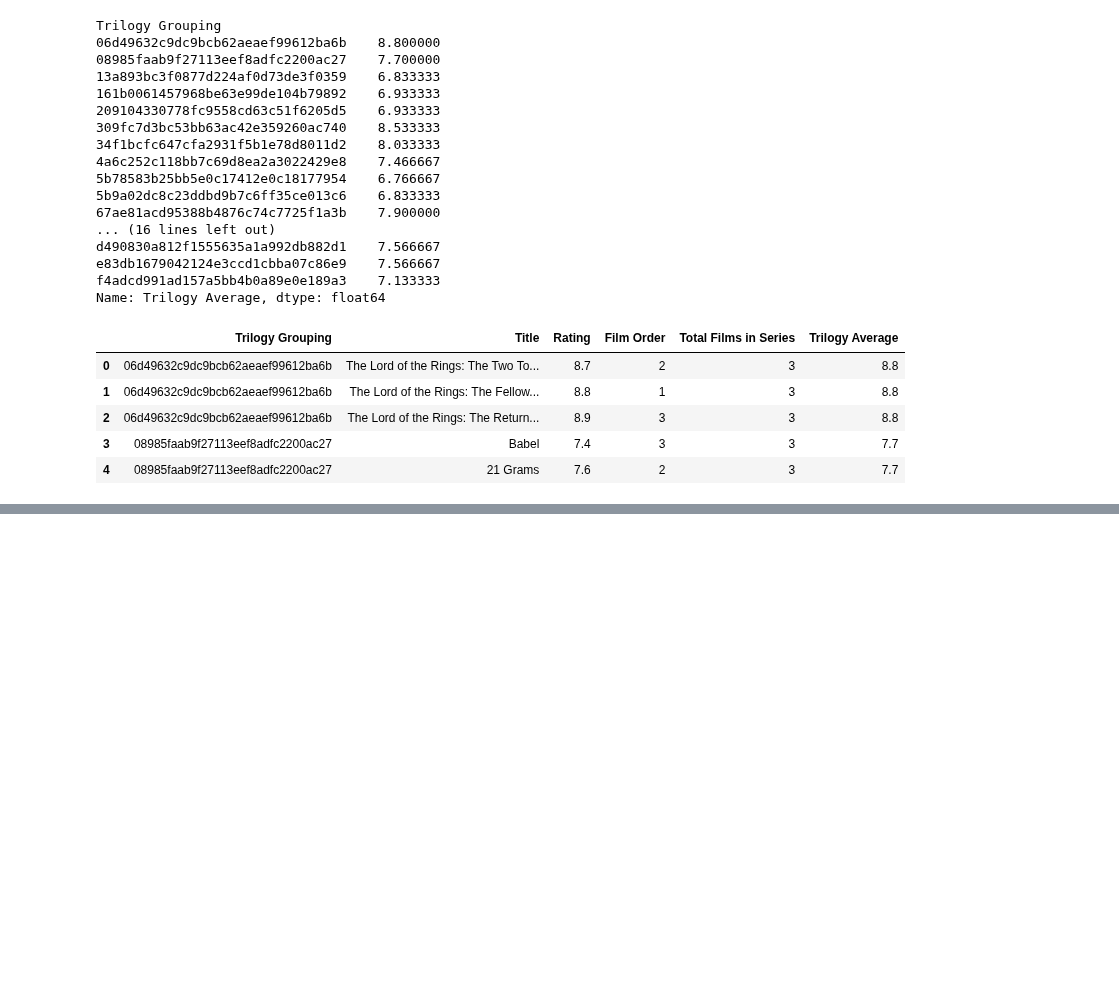
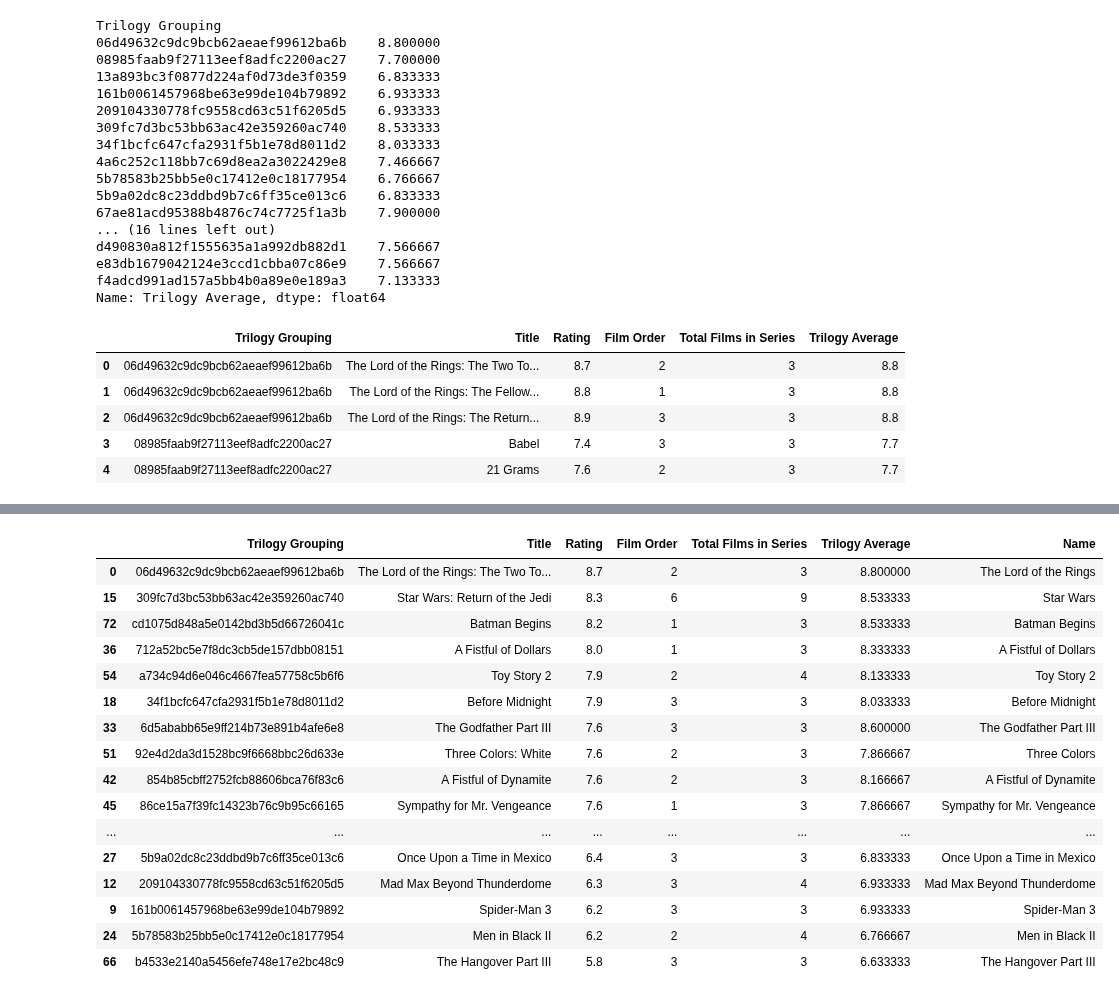
Before and after one commit to hyunjun33/Data_preprocessing, a Jupyter notebook: Preppin' Data 2021 Week 38 Challenge.ipynb, the cells around one changed output, grey strips where cells are left out. Saved outputs shown, nothing was run; the diff lists cells and outputs as text; code cells hidden in the pictures; blank space fills up the shorter version.

```diff
--- a/Preppin' Data 2021 Week 38 Challenge.ipynb
+++ b/Preppin' Data 2021 Week 38 Challenge.ipynb
@@ -127,0 +129,4 @@ films.head()
+# %%
+title_only = films["Title"].str.split(":").apply(pd.Series)[0]
+title_only = title_only.str.strip()
+title_only.head()
@@ -127,0 +140,3 @@ films.head()
+# %%
+films["Name"] = title_only
+films.head()
@@ -127,0 +192,20 @@ films.head()
+# %%
+films.drop_duplicates(subset="Trilogy Grouping").sort_values(by="Rating", ascending=False)
+# %% [output]
+|  | Trilogy Grouping | Title | Rating | Film Order | Total Films in Series | Trilogy Average | Name |
+| 0 | 06d49632c9dc9bcb62aeaef99612ba6b | The Lord of the Rings: The Two To... | 8.7 | 2 | 3 | 8.800000 | The Lord of the Rings |
+| 15 | 309fc7d3bc53bb63ac42e359260ac740 | Star Wars: Return of the Jedi | 8.3 | 6 | 9 | 8.533333 | Star Wars |
+| 72 | cd1075d848a5e0142bd3b5d66726041c | Batman Begins | 8.2 | 1 | 3 | 8.533333 | Batman Begins |
+| 36 | 712a52bc5e7f8dc3cb5de157dbb08151 | A Fistful of Dollars | 8.0 | 1 | 3 | 8.333333 | A Fistful of Dollars |
+| 54 | a734c94d6e046c4667fea57758c5b6f6 | Toy Story 2 | 7.9 | 2 | 4 | 8.133333 | Toy Story 2 |
+| 18 | 34f1bcfc647cfa2931f5b1e78d8011d2 | Before Midnight | 7.9 | 3 | 3 | 8.033333 | Before Midnight |
+| 33 | 6d5ababb65e9ff214b73e891b4afe6e8 | The Godfather Part III | 7.6 | 3 | 3 | 8.600000 | The Godfather Part III |
+| 51 | 92e4d2da3d1528bc9f6668bbc26d633e | Three Colors: White | 7.6 | 2 | 3 | 7.866667 | Three Colors |
+| 42 | 854b85cbff2752fcb88606bca76f83c6 | A Fistful of Dynamite | 7.6 | 2 | 3 | 8.166667 | A Fistful of Dynamite |
+| 45 | 86ce15a7f39fc14323b76c9b95c66165 | Sympathy for Mr. Vengeance | 7.6 | 1 | 3 | 7.866667 | Sympathy for Mr. Vengeance |
+| ... | ... | ... | ... | ... | ... | ... | ... |
+| 27 | 5b9a02dc8c23ddbd9b7c6ff35ce013c6 | Once Upon a Time in Mexico | 6.4 | 3 | 3 | 6.833333 | Once Upon a Time in Mexico |
+| 12 | 209104330778fc9558cd63c51f6205d5 | Mad Max Beyond Thunderdome | 6.3 | 3 | 4 | 6.933333 | Mad Max Beyond Thunderdome |
+| 9 | 161b0061457968be63e99de104b79892 | Spider-Man 3 | 6.2 | 3 | 3 | 6.933333 | Spider-Man 3 |
+| 24 | 5b78583b25bb5e0c17412e0c18177954 | Men in Black II | 6.2 | 2 | 4 | 6.766667 | Men in Black II |
+| 66 | b4533e2140a5456efe748e17e2bc48c9 | The Hangover Part III | 5.8 | 3 | 3 | 6.633333 | The Hangover Part III |
```
Also changed, not shown: parts of 6 cells of this notebook.
